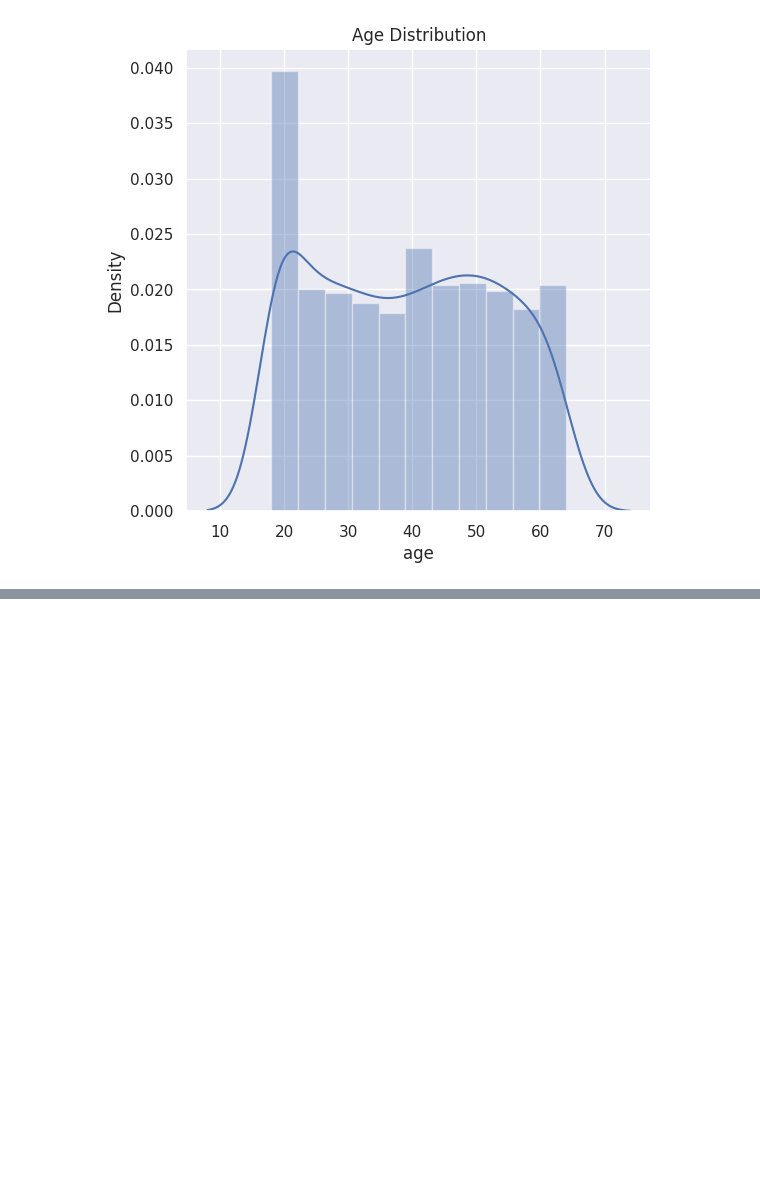
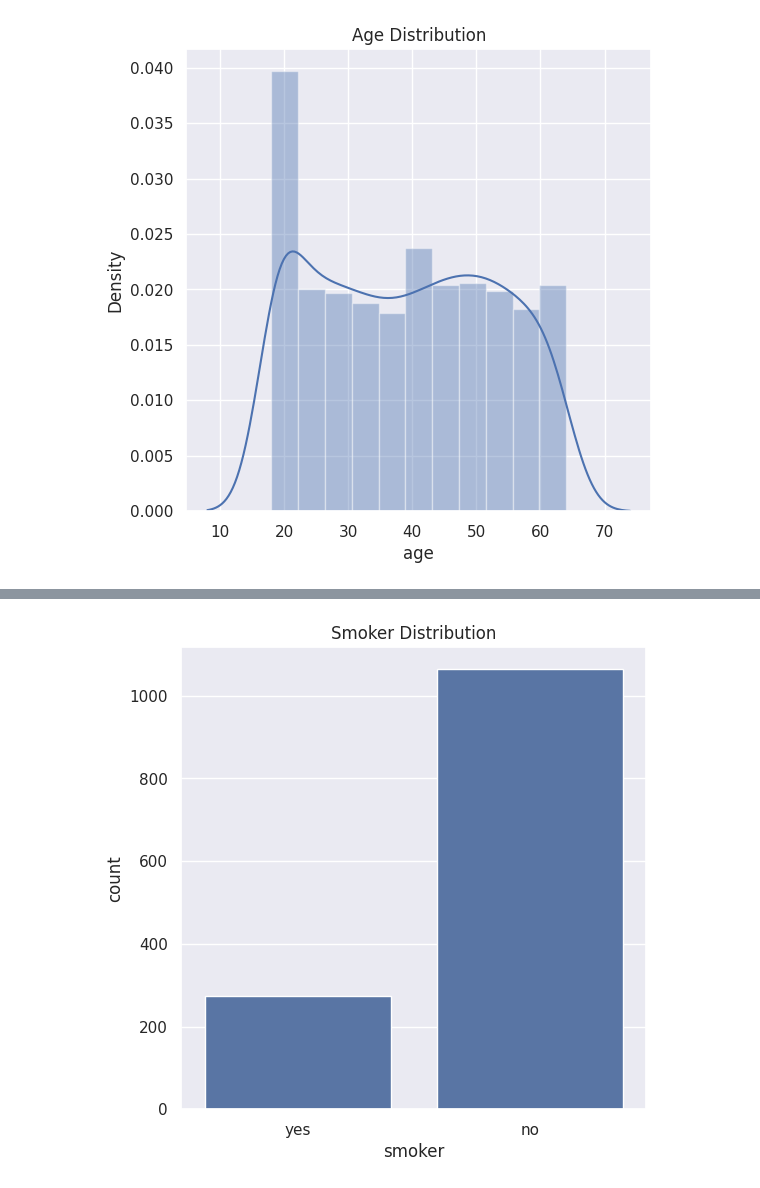
Before and after one commit to ashimaarora25/ml-projects, a Jupyter notebook: health-insurance/Untitled.ipynb, the cells around one changed output, grey strips where cells are left out. Drawn from its saved outputs; the diff is of its cells as text; code cells hidden in the pictures; blank space fills up the shorter version.

```diff
--- a/health-insurance/Untitled.ipynb
+++ b/health-insurance/Untitled.ipynb
@@ -120,0 +165,7 @@ https://gist.github.com/mwaskom/de44147ed2974457ad6372750bbe5751
+# %%
+plt.figure(figsize=(6,6))
+sns.countplot(data=insurance_df, x="smoker")
+plt.title("Smoker Distribution")
+plt.show()
+# %% [output]
+[figure, added]
```
Also changed, not shown: parts of 30 cells of this notebook.
